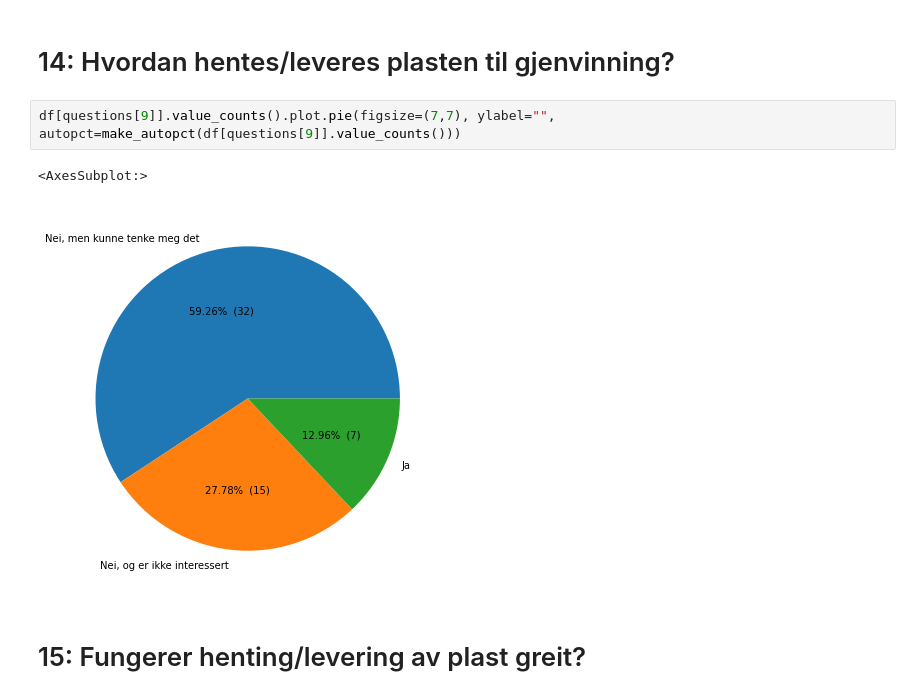
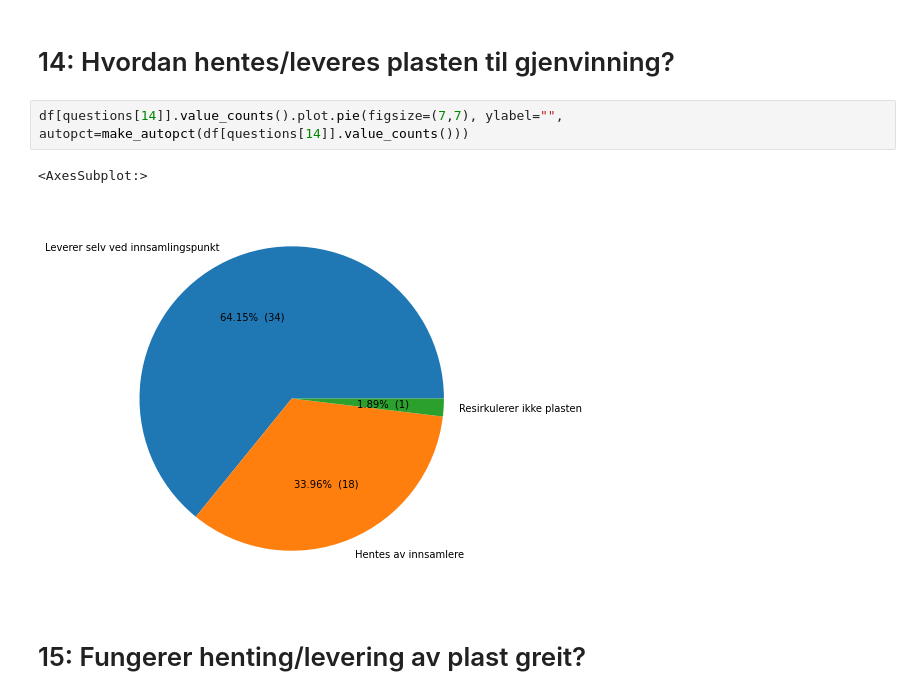
Before and after one commit to andrerim/EiT-survey, a Jupyter notebook: Lanbruksplast-survey.ipynb, the cells around one changed output. Saved outputs shown, nothing was run; the diff lists cells and outputs as text.

Commit message:
Fix issue with wrong question data used in plot

```diff
--- a/Lanbruksplast-survey.ipynb
+++ b/Lanbruksplast-survey.ipynb
@@ -233,9 +233,9 @@ print_answers(q13)
 # %% [markdown]
 # 14: Hvordan hentes/leveres plasten til gjenvinning?
 # %%
-df[questions[9]].value_counts().plot.pie(figsize=(7,7), ylabel="", autopct=make_autopct(df[questions[9]].value_counts()))
+df[questions[14]].value_counts().plot.pie(figsize=(7,7), ylabel="", autopct=make_autopct(df[questions[14]].value_counts()))
 # %% [output]
 <AxesSubplot:>
-[figure, old version]
+[figure, new version]
 # %% [markdown]
 # 15: Fungerer henting/levering av plast greit?
```
Also changed, not shown: parts of 9 cells of this notebook.
